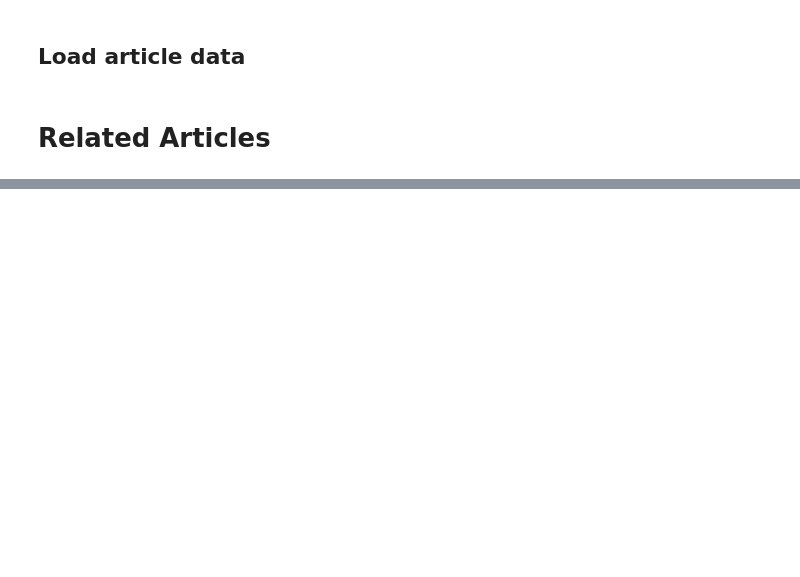
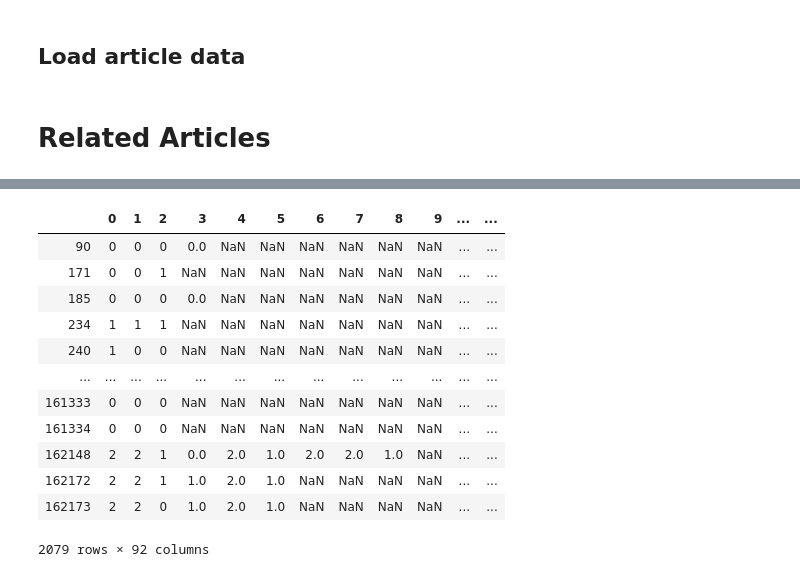
Before and after one commit to atol/fake-news-ai, a Jupyter notebook: notebooks/related_articles.ipynb, the cells around one changed output, grey strips where cells are left out. Drawn from its saved outputs; the diff is of its cells as text; code cells hidden in the pictures; blank space fills up the shorter version.

```diff
--- a/notebooks/related_articles.ipynb
+++ b/notebooks/related_articles.ipynb
@@ -103,0 +165,6 @@ article_id_labels
+# %%
+dict2 = {}
+
+for key, value in labelled_articles.items():
+    if len(value) > 2:
+        dict2[key] = value
@@ -103,0 +191,17 @@ article_id_labels
+# %%
+df2 = pd.DataFrame.from_dict(dict2, orient='index')
+df2
+# %% [output]
+|  | 0 | 1 | 2 | 3 | 4 | 5 | 6 | 7 | 8 | 9 | ... | ... |
+| 90 | 0 | 0 | 0 | 0.0 | NaN | NaN | NaN | NaN | NaN | NaN | ... | ... |
+| 171 | 0 | 0 | 1 | NaN | NaN | NaN | NaN | NaN | NaN | NaN | ... | ... |
+| 185 | 0 | 0 | 0 | 0.0 | NaN | NaN | NaN | NaN | NaN | NaN | ... | ... |
+| 234 | 1 | 1 | 1 | NaN | NaN | NaN | NaN | NaN | NaN | NaN | ... | ... |
+| 240 | 1 | 0 | 0 | NaN | NaN | NaN | NaN | NaN | NaN | NaN | ... | ... |
+| ... | ... | ... | ... | ... | ... | ... | ... | ... | ... | ... | ... | ... |
+| 161333 | 0 | 0 | 0 | NaN | NaN | NaN | NaN | NaN | NaN | NaN | ... | ... |
+| 161334 | 0 | 0 | 0 | NaN | NaN | NaN | NaN | NaN | NaN | NaN | ... | ... |
+| 162148 | 2 | 2 | 1 | 0.0 | 2.0 | 1.0 | 2.0 | 2.0 | 1.0 | NaN | ... | ... |
+| 162172 | 2 | 2 | 1 | 1.0 | 2.0 | 1.0 | NaN | NaN | NaN | NaN | ... | ... |
+| 162173 | 2 | 2 | 0 | 1.0 | 2.0 | 1.0 | NaN | NaN | NaN | NaN | ... | ... |
+2079 rows × 92 columns
```
Also changed, not shown: parts of 22 cells of this notebook, 7 other files.
